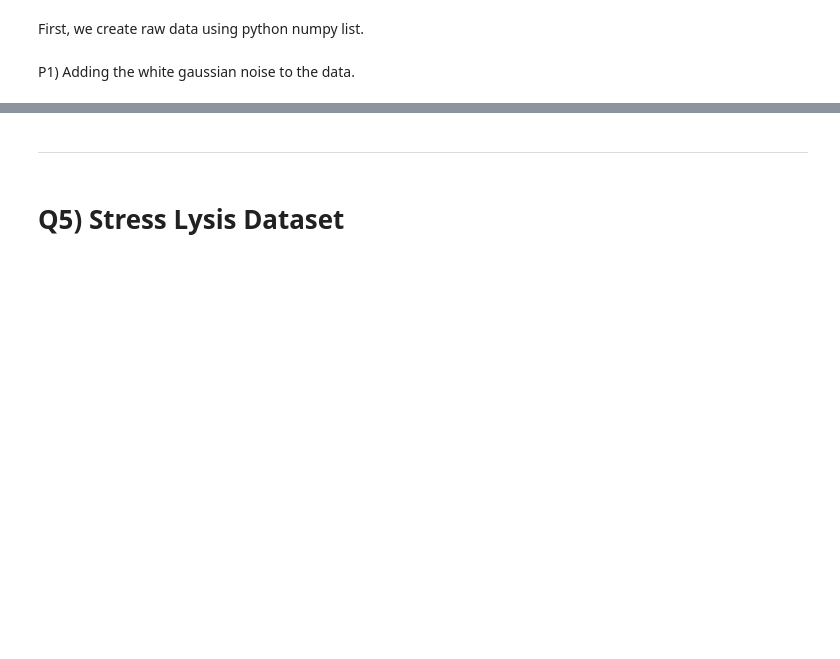
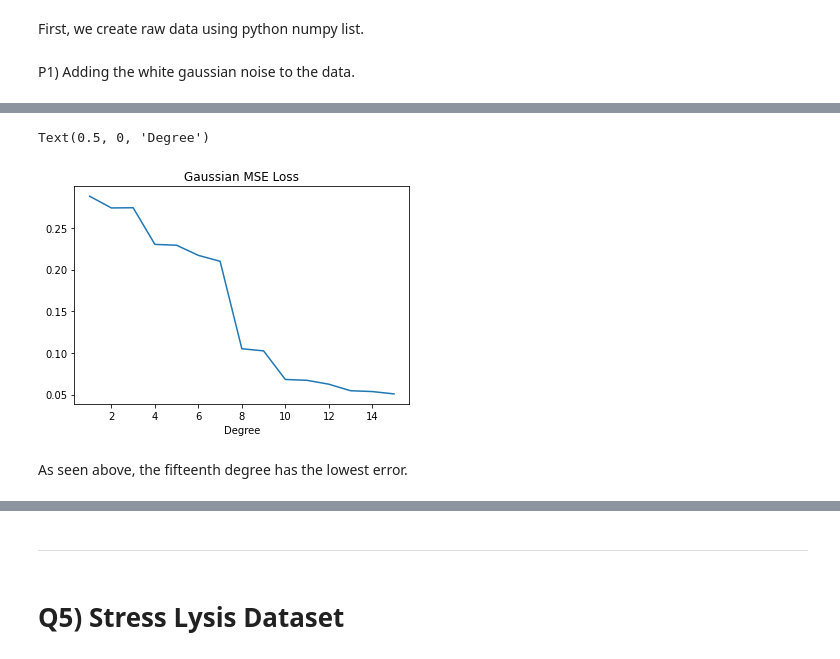
Before and after one commit to Arashlf/UT_ML_Course, a Jupyter notebook: Homework2/Q4-6.ipynb, the cells around one changed output, grey strips where cells are left out. Drawn from its saved outputs; the diff is of its cells as text; code cells hidden in the pictures; blank space fills up the shorter version.

```diff
--- a/Homework2/Q4-6.ipynb
+++ b/Homework2/Q4-6.ipynb
@@ -67,0 +52,10 @@ plt.show()
+# %%
+plt.figure()
+plt.plot(range(1, 16), mse1)
+plt.title('Gaussian MSE Loss')
+plt.xlabel('Degree')
+# %% [output]
+Text(0.5, 0, 'Degree')
+[figure, added]
+# %% [markdown]
+As seen above, the fifteenth degree has the lowest error.
```
Also changed, not shown: parts of 21 cells of this notebook.
